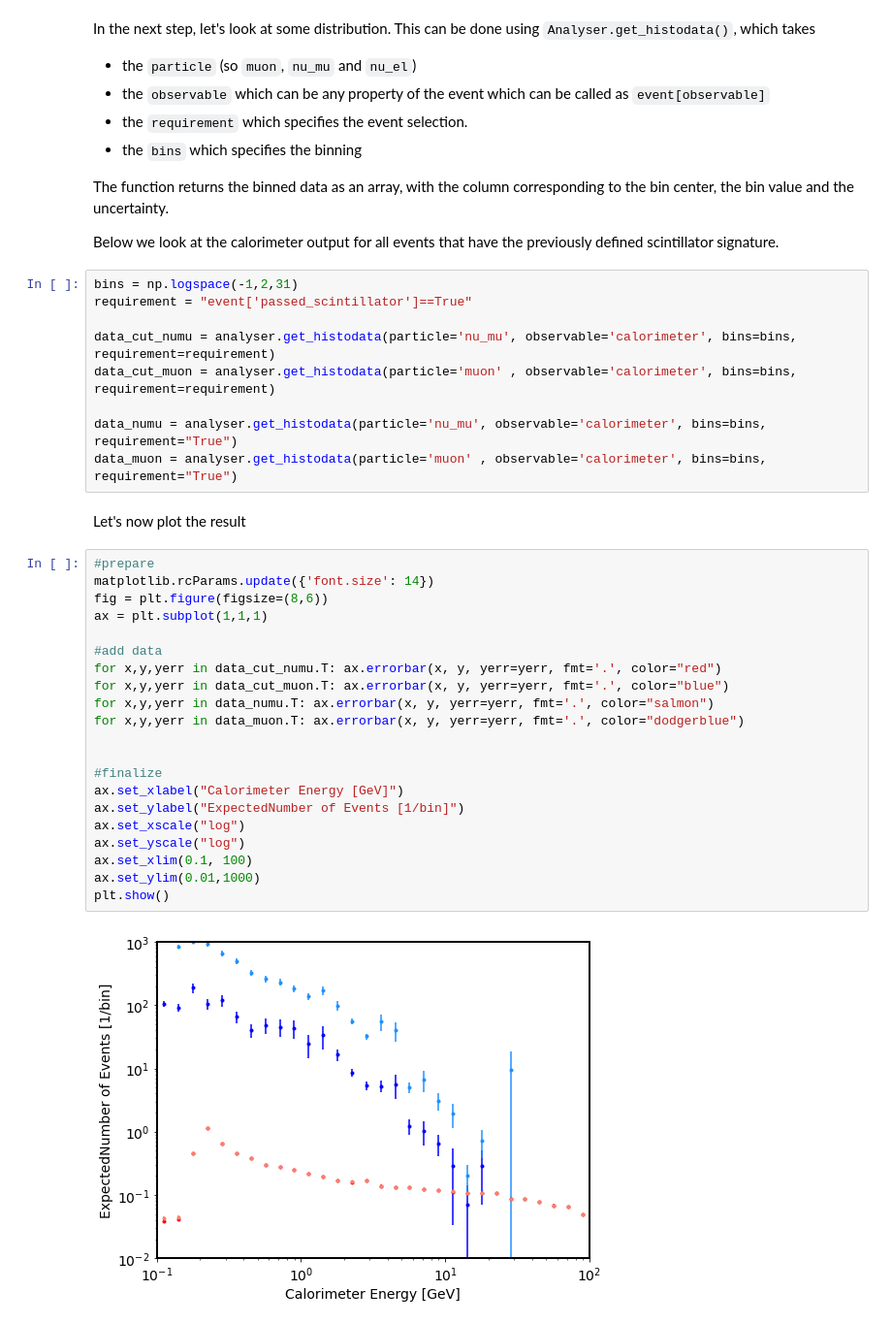
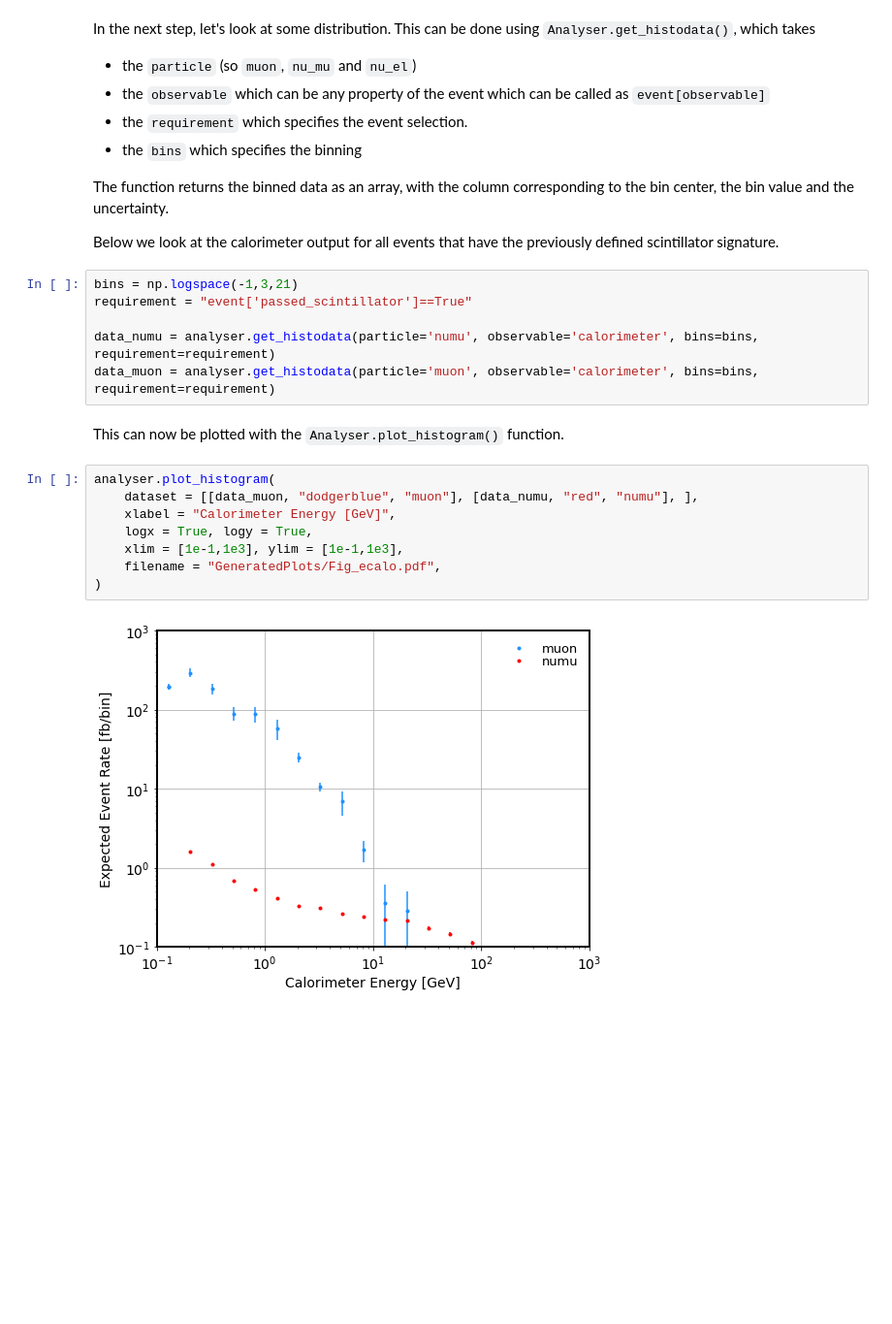
Before and after one commit to mwaterbury/scintillatorneutrinos, a Jupyter notebook: Analysis_Felix.ipynb, the cells around one changed output. Shown at 97% size. Cells and saved outputs as stored; diff of their text form; blank space fills up the shorter version.

```diff
--- a/Analysis_Felix.ipynb
+++ b/Analysis_Felix.ipynb
@@ -81,36 +82,20 @@ The function returns the binned data as an array, with the column corresponding
 
 Below we look at the calorimeter output for all events that have the previously defined scintillator signature.
 # %%
-bins = np.logspace(-1,2,31)
+bins = np.logspace(-1,3,21)
 requirement = "event['passed_scintillator']==True"
 
-data_cut_numu = analyser.get_histodata(particle='nu_mu', observable='calorimeter', bins=bins, requirement=requirement)
-data_cut_muon = analyser.get_histodata(particle='muon' , observable='calorimeter', bins=bins, requirement=requirement)
-
-data_numu = analyser.get_histodata(particle='nu_mu', observable='calorimeter', bins=bins, requirement="True")
-data_muon = analyser.get_histodata(particle='muon' , observable='calorimeter', bins=bins, requirement="True")
+data_numu = analyser.get_histodata(particle='numu', observable='calorimeter', bins=bins, requirement=requirement)
+data_muon = analyser.get_histodata(particle='muon', observable='calorimeter', bins=bins, requirement=requirement)
-# %% [markdown]
-Let's now plot the result
-# %%
-#prepare
-matplotlib.rcParams.update({'font.size': 14})
-fig = plt.figure(figsize=(8,6))
-ax = plt.subplot(1,1,1)
-
-#add data
-for x,y,yerr in data_cut_numu.T: ax.errorbar(x, y, yerr=yerr, fmt='.', color="red")
-for x,y,yerr in data_cut_muon.T: ax.errorbar(x, y, yerr=yerr, fmt='.', color="blue")
-for x,y,yerr in data_numu.T: ax.errorbar(x, y, yerr=yerr, fmt='.', color="salmon")
-for x,y,yerr in data_muon.T: ax.errorbar(x, y, yerr=yerr, fmt='.', color="dodgerblue")
-
-
-#finalize
-ax.set_xlabel("Calorimeter Energy [GeV]")
-ax.set_ylabel("ExpectedNumber of Events [1/bin]")
-ax.set_xscale("log")
-ax.set_yscale("log")
-ax.set_xlim(0.1, 100)
-ax.set_ylim(0.01,1000)
-plt.show()
-# %% [output]
-[figure, removed]
+# %% [markdown]
+This can now be plotted with the `Analyser.plot_histogram()` function.
+# %%
+analyser.plot_histogram(
+    dataset = [[data_muon, "dodgerblue", "muon"], [data_numu, "red", "numu"], ],
+    xlabel = "Calorimeter Energy [GeV]",
+    logx = True, logy = True,
+    xlim = [1e-1,1e3], ylim = [1e-1,1e3],
+    filename = "GeneratedPlots/Fig_ecalo.pdf",
+)
+# %% [output]
+[figure, added]
```
Also changed, not shown: parts of 50 cells of this notebook, 31 other files.
